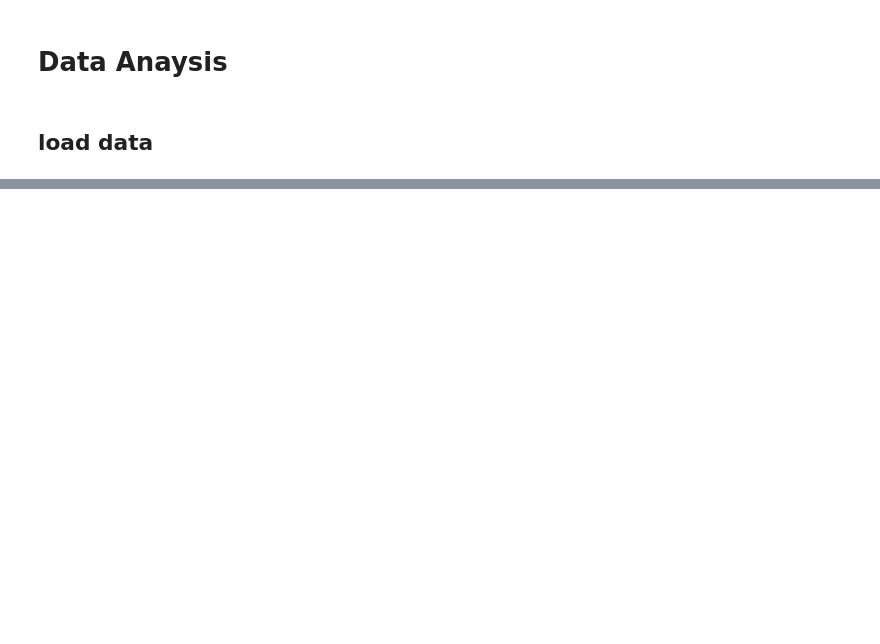
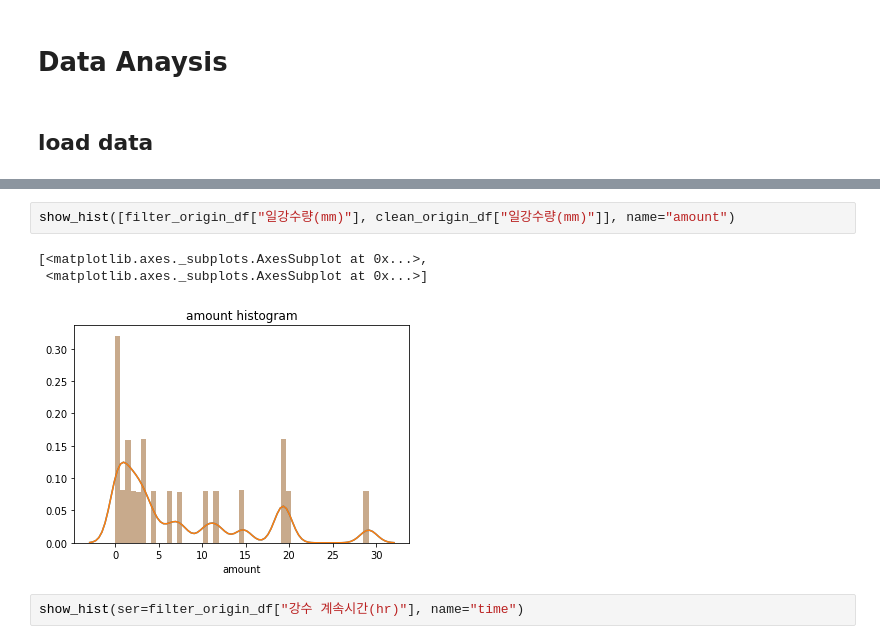
Before and after one commit to meowpunch/bobsim-research, a Jupyter notebook: src/main/python/data_analysis.ipynb, the cells around one changed output, grey strips where cells are left out. Drawn from its saved outputs; the diff is of its cells as text; blank space fills up the shorter version.

```diff
--- a/src/main/python/data_analysis.ipynb
+++ b/src/main/python/data_analysis.ipynb
@@ -103,0 +119,8 @@ memory usage: 6.5 MB
+# %%
+show_hist([filter_origin_df["일강수량(mm)"], clean_origin_df["일강수량(mm)"]], name="amount")
+# %% [output]
+[<matplotlib.axes._subplots.AxesSubplot at 0x...>,
+ <matplotlib.axes._subplots.AxesSubplot at 0x...>]
+[figure, added]
+# %%
+show_hist(ser=filter_origin_df["강수 계속시간(hr)"], name="time")
```
Also changed, not shown: parts of 16 cells of this notebook, 3 other files.
